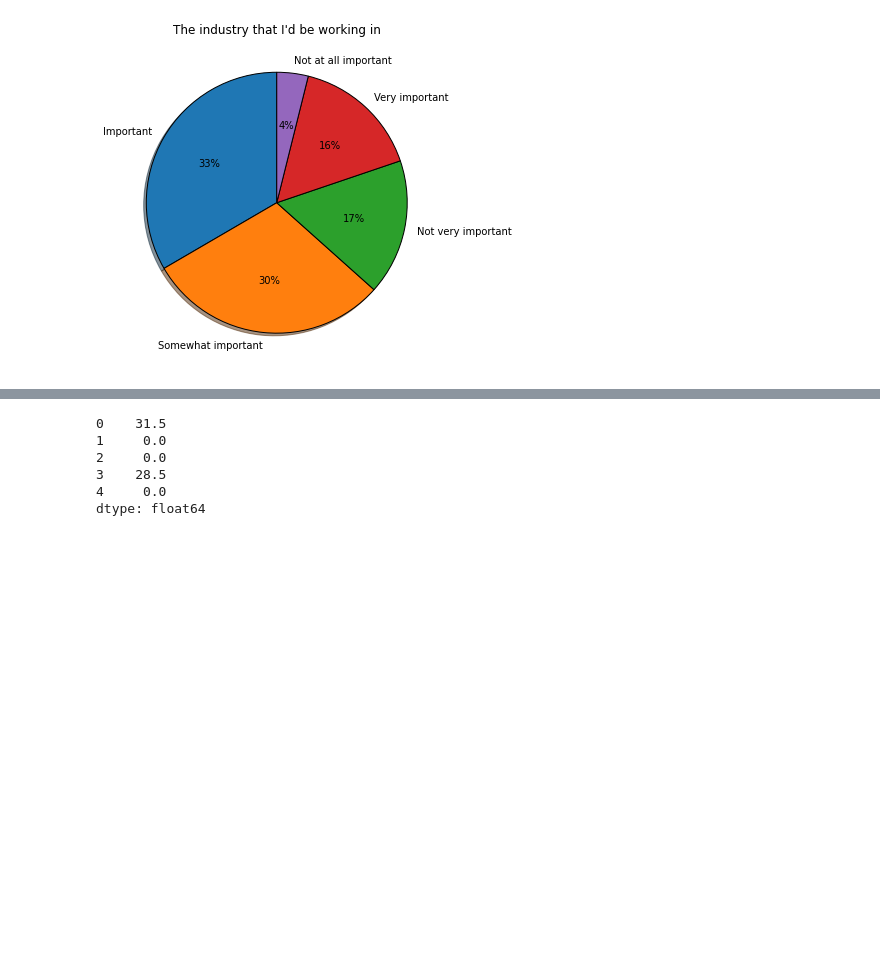
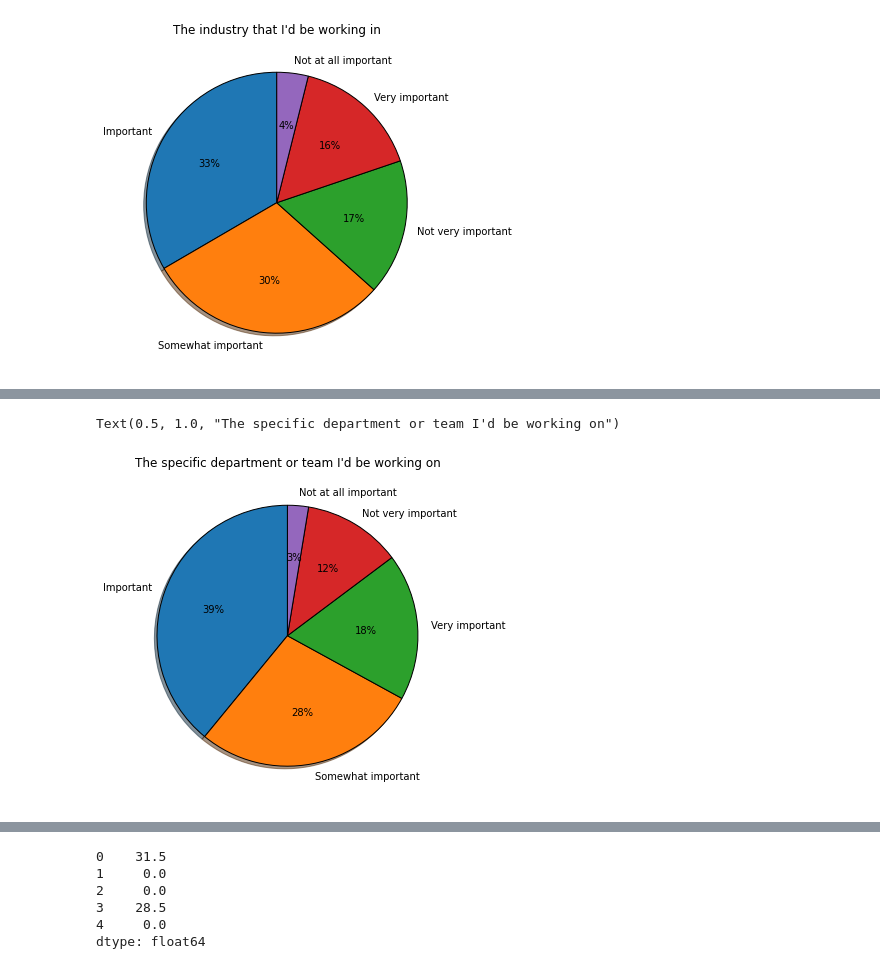
Before and after one commit to g-4-gagan/Developer-data-analysis, a Jupyter notebook: 2.Assess_columns_analysis.ipynb, the cells around one changed output, grey strips where cells are left out. Saved outputs shown, nothing was run; the diff lists cells and outputs as text; code cells hidden in the pictures; blank space fills up the shorter version.

```diff
--- a/2.Assess_columns_analysis.ipynb
+++ b/2.Assess_columns_analysis.ipynb
@@ -56,0 +73,8 @@ Text(0.5, 1.0, "The industry that I'd be working in")
+# %%
+plt.figure(figsize=(10,6))
+plt.pie(df['AssessJobDept'].value_counts(), labels = df['AssessJobDept'].value_counts().index,
+        startangle=90, wedgeprops={'edgecolor': 'black'}, autopct='%1.f%%', shadow=True)
+plt.title("The specific department or team I'd be working on")
+# %% [output]
+Text(0.5, 1.0, "The specific department or team I'd be working on")
+[figure, added]
```
Also changed, not shown: parts of 12 cells of this notebook.
